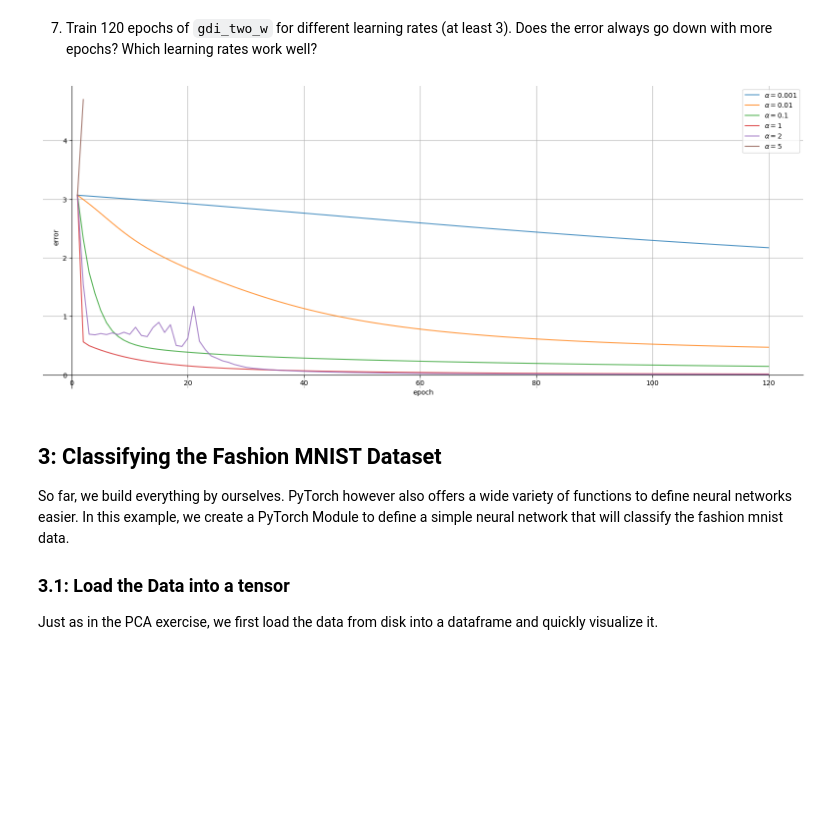
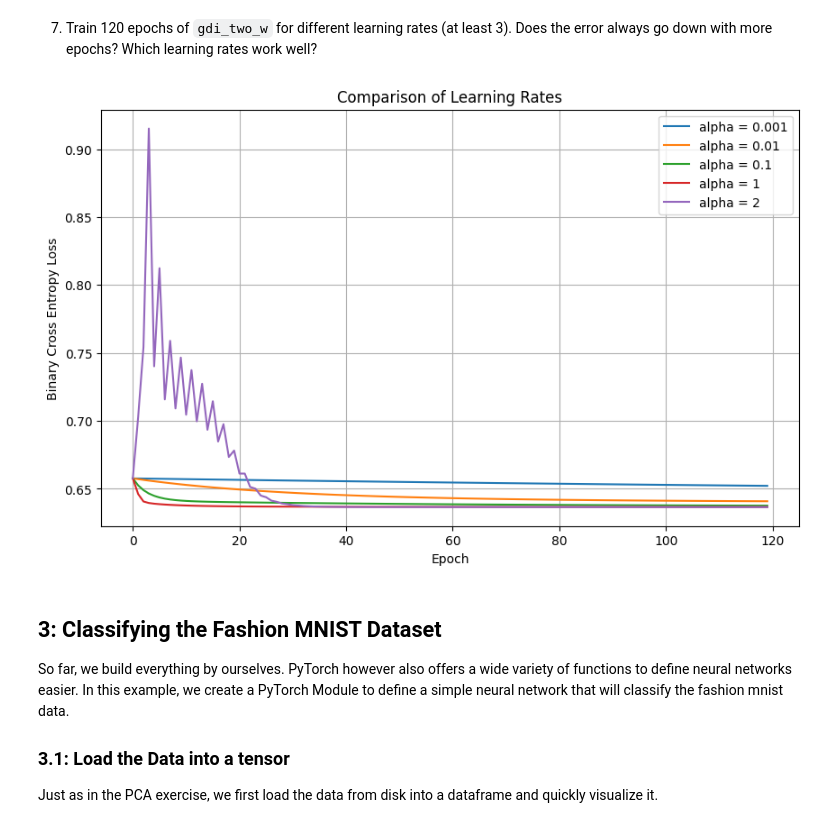
Before and after one commit to ErlindS/Master, a Jupyter notebook: MaschinellesLernen/machineLearningUebung/Versuch5/A5_Neural_Networks_PyTorch.ipynb, the cells around one changed output. Cells and saved outputs as stored; diff of their text form; code cells hidden in the pictures; blank space fills up the shorter version.

```diff
--- a/MaschinellesLernen/machineLearningUebung/Versuch5/A5_Neural_Networks_PyTorch.ipynb
+++ b/MaschinellesLernen/machineLearningUebung/Versuch5/A5_Neural_Networks_PyTorch.ipynb
@@ -321,7 +332,7 @@ biris_data
 # %%
 # TODO: Implement
 biris_X = torch.tensor(biris_X, dtype=torch.float32)
-biris_y = torch.tensor(biris_y, dtype=torch.float32).unsqueeze(1)
+biris_y = torch.tensor(biris_y, dtype=torch.float32)
 # %% [markdown]
 ### 2.2: ✏️ Logistic Regression
 
@@ -352,8 +364,8 @@ comparison_df
 2. For the logistic regression, we will need to pass both weights and data to the logistic function. Define a method ``logistic(w, x)`` that passes the result of a matrix multiplication of data and weights (``x @ w``) to the sigmoid function.
 # %%
 # TODO: Implement
-def logistic(w, x):
-    return sigmoid(x @ w)
+def logistic(x, w):
+    return sigmoid(w @ x)
 # %% [markdown]
 3. Call the logistic function using ``biris_X`` and random weights. Save the predictions in the variable ``y_pred_random``.
 # %%
@@ -603,8 +665,8 @@ n_features = biris_X.shape[1]
 # %%
 # TODO: Implement
 
-w1 = torch.randn(n_features, n_hidden_neuron, requires_grad=True, dtype=torch.float)
-w2 = torch.randn(n_hidden_neuron, 1, requires_grad=True, dtype=torch.float)
+w1 = torch.randn(n_features, n_hidden_neuron, requires_grad=True)
+w2 = torch.randn(n_hidden_neuron, 1, requires_grad=True)
 
 print(f"w1 shape: {w1.shape}")
 print(f"w2 shape: {w2.shape}")
@@ -617,8 +682,8 @@ This is quite easy, just predict like you previously did, but chain the output o
 def nn_shallow(w1, w2, x):
     #TODO: implement
     h = torch.sigmoid(x @ w1)
-    y_hat = torch.sigmoid(h @ w2)
-    return y_hat.squeeze()
+    y_hat = torch.sigmoid(h @ w2).squeeze()
+    return y_hat
 # %% [markdown]
 3. Run your shallow network on biris and the two random weights. Print the output shape
 # %%
@@ -696,29 +758,29 @@ Accuracy: 1.0
 7. Train 120 epochs of ``gdi_two_w`` for different learning rates (at least 3). Does the error always go down with more epochs? Which learning rates work well?
 # %%
 # TODO: Implement & Answer
-learning_rates = [0.001, 0.01, 0.1, 1, 2, 5]
+learning_rates = [0.001, 0.01, 0.1, 1, 2]
 all_histories = []
 
 for lr in learning_rates:
     torch.manual_seed(42)
     w1_init = torch.randn(n_features, n_hidden_neuron, requires_grad=True)
     w2_init = torch.randn(n_hidden_neuron, 1, requires_grad=True)
 
     _, _, l_history = gdi_two_w(
         modelfunc=nn_shallow,
         lossfunc=bce,
         X=biris_X,
         y=biris_y,
         w1_0=w1_init,
         w2_0=w2_init,
         alpha=lr,
         max_epochs=120
     )
     all_histories.append((lr, l_history))
 
 visualize_loss_multi(all_histories)
 # %% [output]
-[figure, old version]
+[figure, new version]
 # %% [markdown]
 ## 3: Classifying the Fashion MNIST Dataset
 So far, we build everything by ourselves. PyTorch however also offers a wide variety of functions to define neural networks easier.
```
Also changed, not shown: parts of 17 cells of this notebook, 2 other files.
